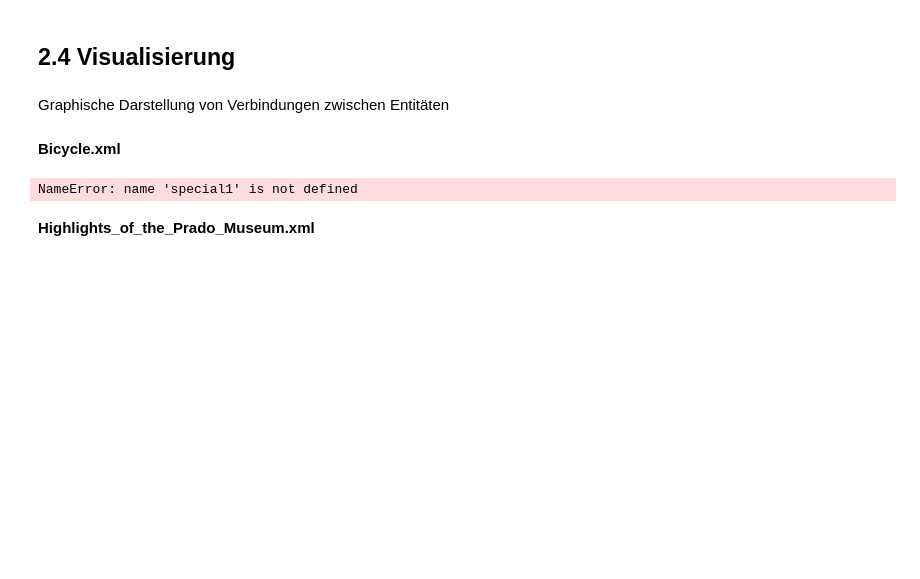
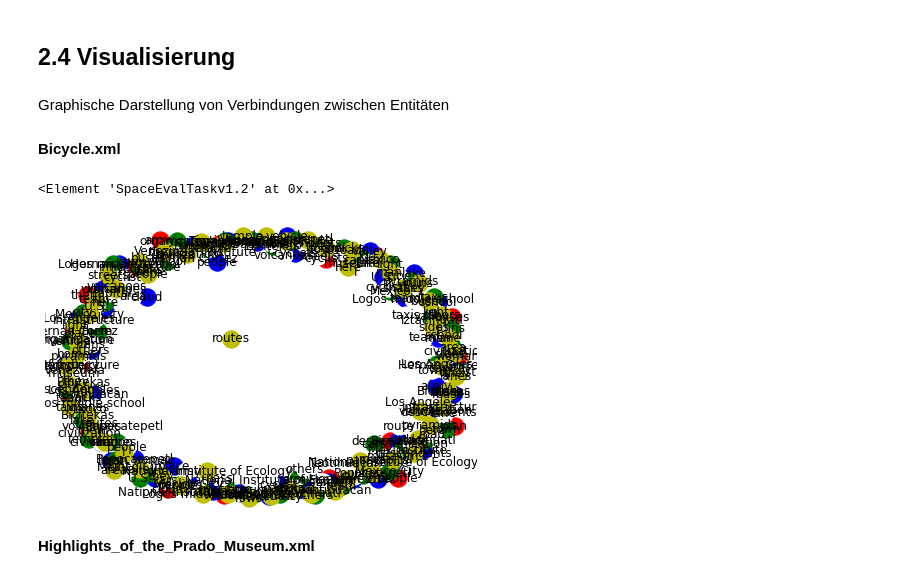
Before and after one commit to Battlebunny99/text2scene-fingeruebung, a Jupyter notebook: Fingeruebung/Solution.ipynb, the cells around one changed output. Cells and saved outputs as stored; diff of their text form; code cells hidden in the pictures; blank space fills up the shorter version.

```diff
--- a/Fingeruebung/Solution.ipynb
+++ b/Fingeruebung/Solution.ipynb
@@ -110,16 +110,19 @@ other_pipes = [pipe for pipe in nlp.pipe_names if pipe != 'ner']
 with nlp.disable_pipes(*other_pipes):  # only train NER
     optimizer = nlp.begin_training()
     for itn in range(n_iter):
-        # random.shuffle(TRAIN_DATA)
+        random.shuffle(TRAIN_DATA)
         losses = {}
         doc = nlp.make_doc(root[0].text)
         print(len(TRAIN_DATA))
         for text, annotations in tqdm(TRAIN_DATA):
-            nlp.update(
-                [Example.from_dict(nlp.make_doc(text), annotations)],
-                drop=0.4,
-                sgd=optimizer,
-                losses=losses)
+            try:
+                nlp.update(
+                    [Example.from_dict(nlp.make_doc(text), annotations)],
+                    drop=0.4,
+                    sgd=optimizer,
+                    losses=losses)
+            except:
+                print("Ups")
         print(losses)
 # %% [output]
 Created blank 'en' model
@@ -331,39 +334,40 @@ print(special1)
 G = nx.Graph()
 color_map = []
 counter = 0
-for elem in root[1]:
+for elem in special1[1]:
      if elem.tag == "SPATIAL_ENTITY":
           G.add_node(elem.attrib['text'])
 
 nx.draw(G, node_color='r', with_labels=True)
 
-for elem in root[1]:
+for elem in special1[1]:
      if elem.tag == "PLACE":
           G.add_node(elem.attrib['text'])
 
 nx.draw(G, node_color='b', with_labels=True)
 
 
-for elem in root[1]:
+for elem in special1[1]:
      if elem.tag == "LOCATION":
           G.add_node(elem.attrib['text'])
 
 nx.draw(G, node_color='g', with_labels=True)
 
 
-for elem in root[1]:
+for elem in special1[1]:
      if elem.tag == "PATH":
           G.add_node(elem.attrib['text'])
 
 nx.draw(G, node_color='w', with_labels=True)
 
 
-for elem in root[1]:
+for elem in special1[1]:
      if elem.tag == "NONMOTIONEVENT":
           G.add_node(elem.attrib['text'])
 
 nx.draw(G, node_color='y', with_labels=True)
 # %% [output]
-NameError: name 'special1' is not defined
+<Element 'SpaceEvalTaskv1.2' at 0x...>
+[figure, added]
 # %% [markdown]
 **Highlights_of_the_Prado_Museum.xml**
```
